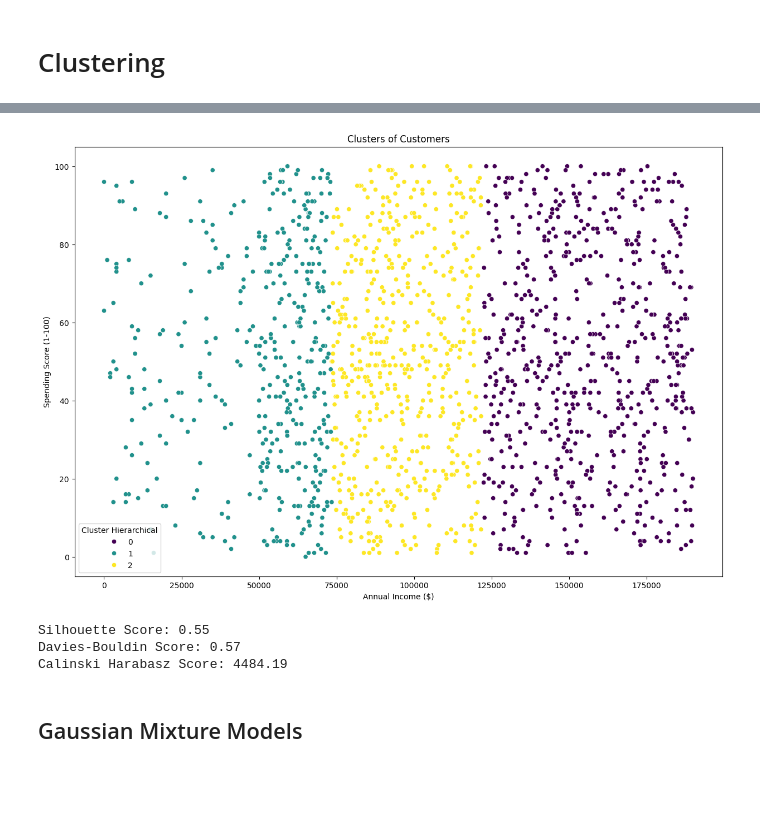
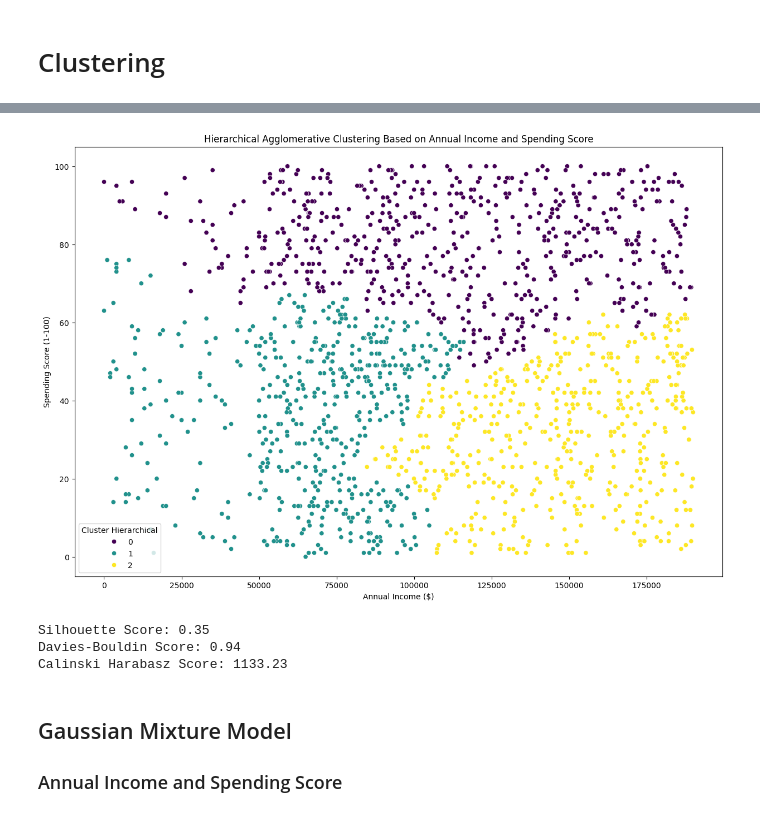
Before and after one commit to Bluxen/DA-Project2, a Jupyter notebook: 13_Shop_Customer_Data.ipynb, the cells around one changed output, grey strips where cells are left out. Saved outputs shown, nothing was run; the diff lists cells and outputs as text; code cells hidden in the pictures; blank space fills up the shorter version.

Commit message:
added clustering comparisons

```diff
--- a/13_Shop_Customer_Data.ipynb
+++ b/13_Shop_Customer_Data.ipynb
@@ -455,3 +457,7 @@ print(customers_processed.head())
+# %%
+# scaling the data
+scaler = MinMaxScaler()
+customers_scaled = pd.DataFrame(scaler.fit_transform(customers_processed), columns=customers_processed.columns, index=customers_processed.index)
 # %% [markdown]
 # Correlation Analysis
 # %%
@@ -487,0 +479,2 @@ plt.show()
+# %%
+features = customers_scaled[['Annual Income ($)', 'Spending Score (1-100)']]
@@ -517,0 +581,14 @@ Calinski Harabasz Score: 9168.38
+# %%
+features = customers_scaled[['Annual Income ($)', 'Spending Score (1-100)']]
+# %%
+# calculate best number of clusters using silhouette score, davies bouldin score, and calinski harabasz score
+hierarchical_silhouette_scores = []
+hierarchical_davies_bouldin_scores = []
+hierarchical_calinski_harabasz_scores = []
+
+for i in range(2, 11):
+    kmeans = AgglomerativeClustering(n_clusters=i)
+    customers_processed['Cluster Hierarchical'] = kmeans.fit_predict(features)
+    hierarchical_silhouette_scores.append(silhouette_score(features, customers_processed['Cluster Hierarchical']))
+    hierarchical_davies_bouldin_scores.append(davies_bouldin_score(features, customers_processed['Cluster Hierarchical']))
+    hierarchical_calinski_harabasz_scores.append(calinski_harabasz_score(features, customers_processed['Cluster Hierarchical']))
@@ -518,30 +655,28 @@ Calinski Harabasz Score: 9168.38
 # %%
-# hierarchical clustering
+# hierarchical agglomerative clustering
 hierarchical = AgglomerativeClustering(n_clusters=3)
-customers_processed['Cluster Hierarchical'] = hierarchical.fit_predict(customers_processed)
+customers_processed['Cluster Hierarchical'] = hierarchical.fit_predict(features)
 
-# plot clusters
+# scatter plot
 plt.figure(figsize=(15,10))
 sns.scatterplot(x='Annual Income ($)', y='Spending Score (1-100)', hue='Cluster Hierarchical', data=customers_processed, palette='viridis')
-plt.title('Clusters of Customers')
+plt.title('Hierarchical Agglomerative Clustering Based on Annual Income and Spending Score')
 plt.show()
 
-# silhouette score
-hierarchical_silhouette_score = silhouette_score(customers_processed, customers_processed['Cluster Hierarchical'])
-
-# davies bouldin score
-hierarchical_davies_bouldin_score = davies_bouldin_score(customers_processed, customers_processed['Cluster Hierarchical'])
-
-# calinski harabasz score
-hierarchical_calinski_harabasz_score = calinski_harabasz_score(customers_processed, customers_processed['Cluster Hierarchical'])
+# evaluation metrics
+hierarchical_silhouette_score = silhouette_score(features, customers_processed['Cluster Hierarchical'])
+hierarchical_davies_bouldin_score = davies_bouldin_score(features, customers_processed['Cluster Hierarchical'])
+hierarchical_calinski_harabasz_score = calinski_harabasz_score(features, customers_processed['Cluster Hierarchical'])
 
 print('Silhouette Score: {:.2f}'.format(hierarchical_silhouette_score))
 print('Davies-Bouldin Score: {:.2f}'.format(hierarchical_davies_bouldin_score))
 print('Calinski Harabasz Score: {:.2f}'.format(hierarchical_calinski_harabasz_score))
 # %% [output]
-[figure, old version]
+[figure, new version]
-Silhouette Score: 0.55
-Davies-Bouldin Score: 0.57
-Calinski Harabasz Score: 4484.19
+Silhouette Score: 0.35
+Davies-Bouldin Score: 0.94
+Calinski Harabasz Score: 1133.23
 # %% [markdown]
-## Gaussian Mixture Models
+## Gaussian Mixture Model
+
+### Annual Income and Spending Score
```
Also changed, not shown: parts of 26 cells of this notebook.
